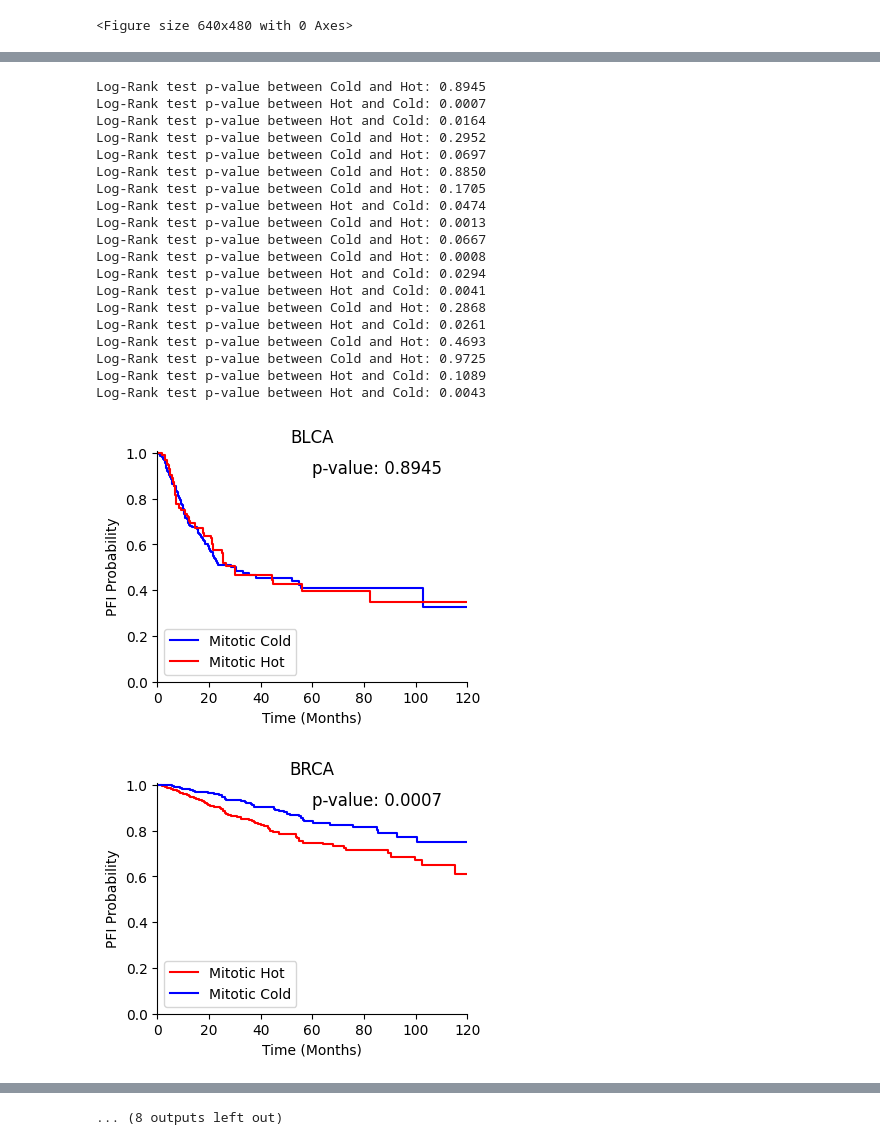
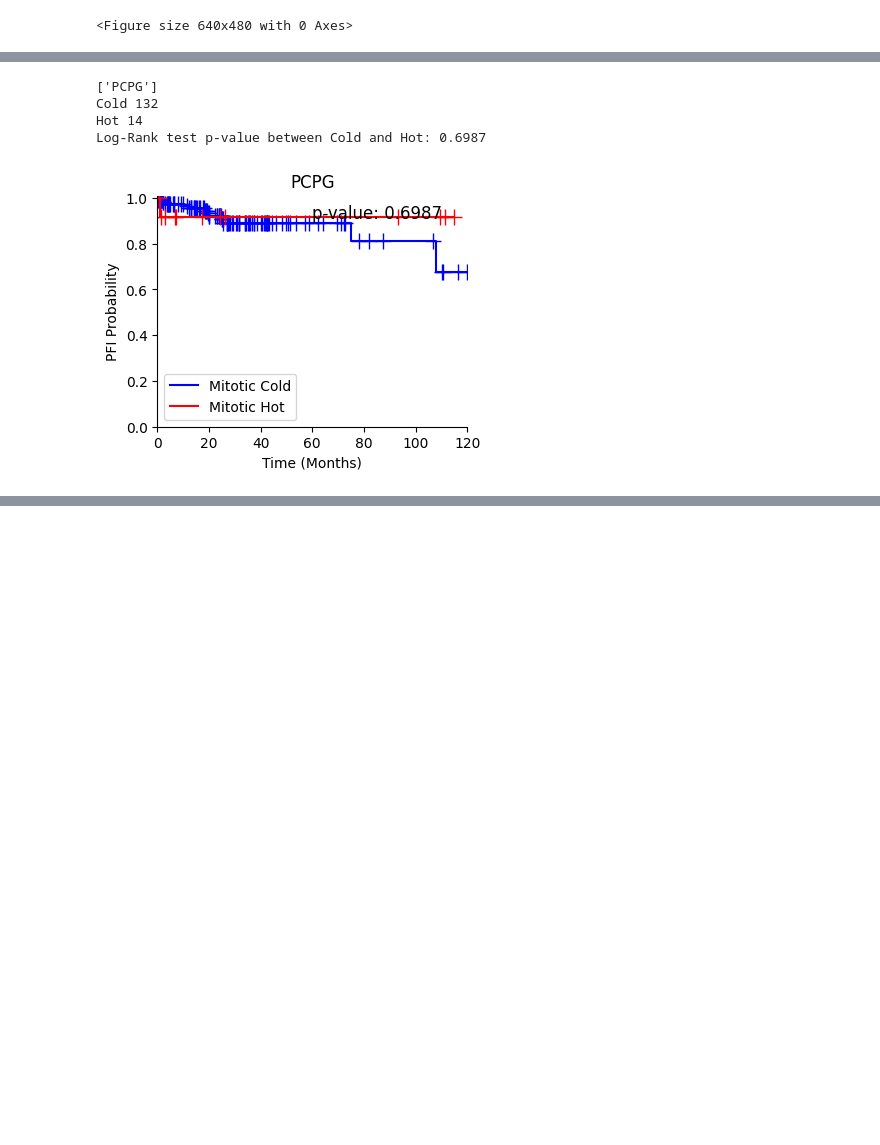
Before and after one commit to mostafajahanifar/pacman, a Jupyter notebook: test_biclustering.ipynb, the cells around one changed output, grey strips where cells are left out. Saved outputs shown, nothing was run; the diff lists cells and outputs as text; code cells hidden in the pictures; blank space fills up the shorter version.

Commit message:
Improve everything after revisiting mitosis

```diff
--- a/test_biclustering.ipynb
+++ b/test_biclustering.ipynb
@@ -116,7 +109,7 @@ feats_list = [feat for feat in feats_list if feat not in ["mit_clusterCoff_max",
 
 # Filter data
 df = discov_df[['type'] + feats_list]
-invalid_cancers = ['MESO', 'UVM', 'TGCT', 'THYM', 'THCA', 'LAML', 'DLBC', 'UCS', 'SARC', 'CHOL', 'PRAD', 'ACC']  # with kept PCPG
+invalid_cancers = ['UVM']  # with kept PCPG
 df = df[~df['type'].isin(invalid_cancers)]
 
 # Replace positive infinite values with the maximum finite value in the DataFrame
@@ -293,7 +291,7 @@ for max_clusters in [2]:
 # discov_save_path = '/mnt/gpfs01/lsf-workspace/u2070124/Data/Data/pancancer/tcga_features_clinical_merged_clustered.csv'
 # discov_df.to_csv(discov_save_path, index=None)
 # %%
-# survival analysis for clustered patients
+# case clustering into mitotic-hot and mitotic-cold in each cnacer type separately.
 import pandas as pd
 import matplotlib.pyplot as plt
 import numpy as np
@@ -315,23 +313,18 @@ cancer_types = ['BRCA', 'KIRC', 'UCEC', 'LGG', 'LUSC', 'LUAD', 'HNSC', 'COADREAD
        'GBM', 'BLCA', 'STAD', 'LIHC', 'KIRP', 'CESC', 'PAAD', 'ESCA',
        'PCPG', 'KICH', 'OV']
 
-discov_val_feats_path = '/mnt/gpfs01/lsf-workspace/u2070124/Data/Data/pancancer/tcga_features_clinical_merged.csv'
+discov_val_feats_path = '/mnt/gpfs01/lsf-workspace/u2070124/Data/Data/pancancer/tcga_features_final.csv'
 discov_df = pd.read_csv(discov_val_feats_path)
-discov_df['type'] = discov_df['type'].replace('COAD', 'COADREAD')
-discov_df['type'] = discov_df['type'].replace('READ', 'COADREAD')
+discov_df['type'] = discov_df['type'].replace(['COAD', 'READ'], 'COADREAD')
+discov_df['type'] = discov_df['type'].replace(['GBM', 'LGG'], 'GBMLGG')
 discov_df[f'cluster'] = np.nan
 discov_df[f'temperature'] = np.nan
 cancer_types = discov_df["type"].unique()
 
-feats_list = pd.read_csv('noncorrolated_feature_list_2.csv', header=None)[0].to_list()
-feats_list = [feat for feat in feats_list if feat not in ["mit_clusterCoff_max", "mit_hotspot_score"]]
 feats_list = [
-    "mit_hotspot_score",
-    "mit_cenEigen_max",
+    "mit_hotspot_count",
     "mit_clusterCoff_mean",
-    "mit_nodeDegrees_max",
- "mit_nodeDegrees_mean",
-"mit_clusterCoff_perc10",
+    "mit_nodeDegrees_mean",
 ]
 
 for cancer_type in cancer_types:
@@ -361,7 +354,7 @@ for cancer_type in cancer_types:
     discov_df.loc[filtered_indices, 'cluster'] = discov_df.loc[filtered_indices, 'cluster'].astype(int)
 
     # Determine which cluster is hot and which is cold based on 'mit_clusterCoff_mean'
-    cluster_means = discov_df.loc[filtered_indices].groupby('cluster')['mit_clusterCoff_mean'].mean()
+    cluster_means = discov_df.loc[filtered_indices].groupby('cluster')['mit_hotspot_count'].mean()
 
     # Assign hot and cold labels
     hot_cluster = cluster_means.idxmax()
@@ -372,5 +365,5 @@ for cancer_type in cancer_types:
     discov_df.loc[filtered_indices, 'temperature'] = discov_df.loc[filtered_indices, 'cluster'].apply(lambda x: 'Hot' if x == hot_cluster else 'Cold')
 
 # discov_df = discov_df.drop(columns=['cluster'])
-discov_df.to_csv('/mnt/gpfs01/lsf-workspace/u2070124/Data/Data/pancancer/tcga_mitosis_ClusterByCancer.csv', index=None)
+discov_df.to_csv('/mnt/gpfs01/lsf-workspace/u2070124/Data/Data/pancancer/tcga_features_final_ClusterByCancer.csv', index=None)
 # %% [output]
@@ -413,17 +393,17 @@ import numpy as np
 import matplotlib.pyplot as plt
 from itertools import combinations
 
-ALL_CANCERS = ['BRCA', 'KIRC', 'UCEC', 'LGG', 'LUSC', 'LUAD', 'HNSC', 'COADREAD', 'SKCM',
-       'GBM', 'BLCA', 'STAD', 'LIHC', 'KIRP', 'CESC', 'PAAD', 'ESCA',
-       'KICH', 'OV']
+ALL_CANCERS = ["PCPG"] #['BRCA', 'KIRC', 'UCEC', 'GBMLGG', 'LUSC', 'LUAD', 'HNSC', 'COADREAD', 'SKCM',
+    #    'BLCA', 'STAD', 'LIHC', 'KIRP', 'CESC', 'PAAD', 'ESCA',
+    #    'KICH', 'OV', 'UCS']
 
-discov_df = pd.read_csv("D:/tcga/tcga_mitosis_ClusterByCancer.csv")
+discov_df = pd.read_csv("/mnt/gpfs01/lsf-workspace/u2070124/Data/Data/pancancer/tcga_features_final_ClusterByCancer.csv")
 
 for cancer_type in sorted(ALL_CANCERS):
     cancer_type = [cancer_type]
     time_thresh = 120
 
-
+    print(cancer_type)
     for even_type in ["PFI"]: # "OS", , "DFI"
         time = f"{even_type}.time"
         event = even_type
@@ -436,7 +416,7 @@ for cancer_type in sorted(ALL_CANCERS):
         df = df.dropna()
 
         # Convert days to months
-        df["time"] = df["time"] / 30
+        df["time"] = df["time"] / 30.4
 
         # Censor at 10 years (120 months)
         if time_thresh is not None:
@@ -459,8 +439,9 @@ for cancer_type in sorted(ALL_CANCERS):
         for category in categories:
             # Filter the data for the current category
             category_data = df[df['category'] == category]
+            print(category, len(category_data))
             kmf.fit(durations=category_data['time'], event_observed=category_data['event'], label=category_labels[category])
-            kmf.plot(ci_show=False, color=category_colors[category])
+            kmf.plot(ci_show=False, color=category_colors[category], show_censors=True)
             # # Get confidence intervals
             # ci = kmf.confidence_interval_
             # # Plot fill_between for confidence interval
@@ -470,51 +451,35 @@ for cancer_type in sorted(ALL_CANCERS):
         plt.xlim([0, time_thresh])
         # plt.title('Kaplan-Meier Survival Curves for all Cohorts')
         plt.xlabel('Time (Months)')
         plt.ylabel(f'{event} Probability')
         plt.legend(loc = 'lower left')
 
         # Remove the top and right margins
         ax = plt.gca()
         ax.spines['top'].set_visible(False)
         ax.spines['right'].set_visible(False)
 
         # Perform Log-Rank test to compare KM curves between all pairs of categories
         results = []
         for (cat1, cat2) in combinations(categories, 2):
             data1 = df[df['category'] == cat1]
             data2 = df[df['category'] == cat2]
             result = logrank_test(data1['time'], data2['time'], event_observed_A=data1['event'], event_observed_B=data2['event'])
             results.append((cat1, cat2, result.p_value))
 
         # Display p-values for Log-Rank tests
         for cat1, cat2, p_value in results:
             print(f'Log-Rank test p-value between {cat1} and {cat2}: {p_value:.4f}')
 
         # Add p-value to the plot
         p_value = results[0][2]  # Since there are only two categories, take the first result's p-value
         pv_test = f'p-value: {p_value:.4f}' if p_value>0.0001 else 'p-value < 0.0001'
         plt.text(0.5, 0.90, pv_test, transform=ax.transAxes, fontsize=12)
 
         plt.title(cancer_type[0])
 # %% [output]
-Log-Rank test p-value between Cold and Hot: 0.8945
-Log-Rank test p-value between Hot and Cold: 0.0007
-Log-Rank test p-value between Hot and Cold: 0.0164
-Log-Rank test p-value between Cold and Hot: 0.2952
-Log-Rank test p-value between Cold and Hot: 0.0697
-Log-Rank test p-value between Cold and Hot: 0.8850
-Log-Rank test p-value between Cold and Hot: 0.1705
-Log-Rank test p-value between Hot and Cold: 0.0474
-Log-Rank test p-value between Cold and Hot: 0.0013
-Log-Rank test p-value between Cold and Hot: 0.0667
-Log-Rank test p-value between Cold and Hot: 0.0008
-Log-Rank test p-value between Hot and Cold: 0.0294
-Log-Rank test p-value between Hot and Cold: 0.0041
-Log-Rank test p-value between Cold and Hot: 0.2868
-Log-Rank test p-value between Hot and Cold: 0.0261
-Log-Rank test p-value between Cold and Hot: 0.4693
-Log-Rank test p-value between Cold and Hot: 0.9725
-Log-Rank test p-value between Hot and Cold: 0.1089
-Log-Rank test p-value between Hot and Cold: 0.0043
+['PCPG']
+Cold 132
+Hot 14
+Log-Rank test p-value between Cold and Hot: 0.6987
-[figure, old version]
+[figure, new version]
-[figure, removed]
@@ -530 +485,0 @@ Log-Rank test p-value between Hot and Cold: 0.0043
-... (8 outputs left out)
```
Also changed, not shown: parts of 7 cells of this notebook, 22 other files.
